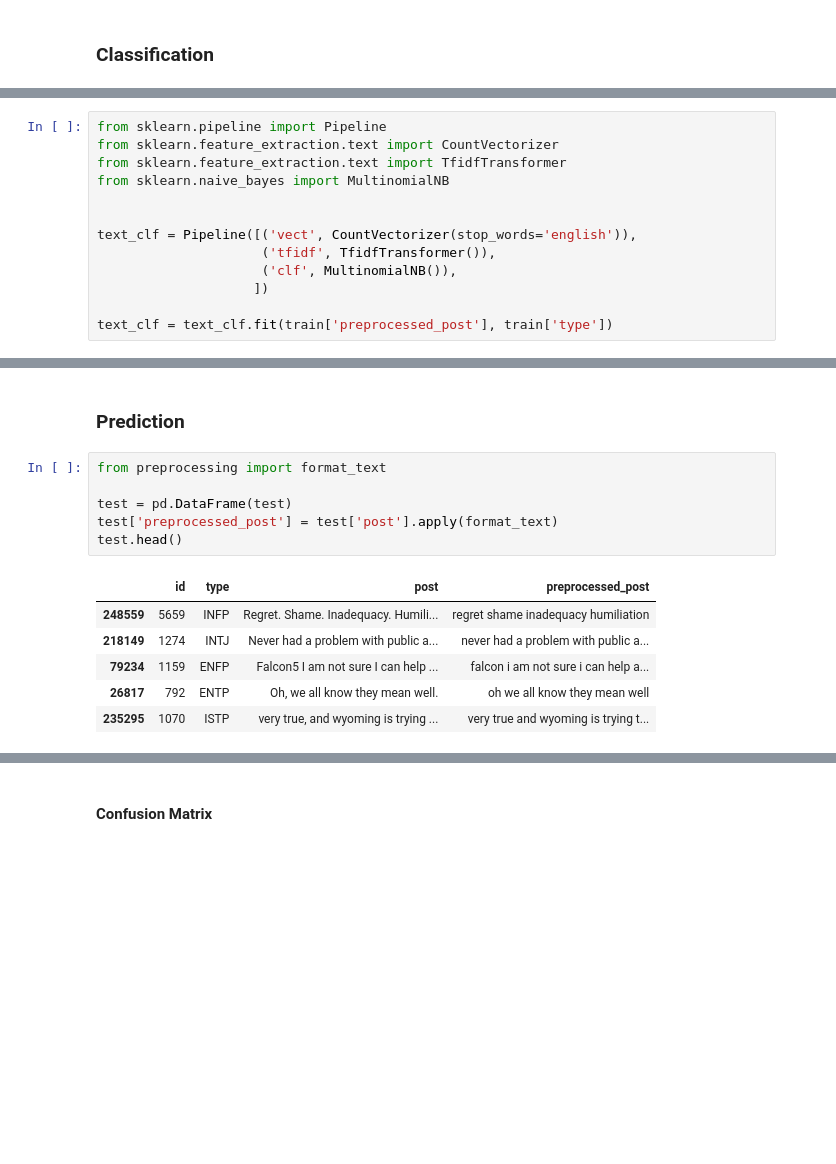
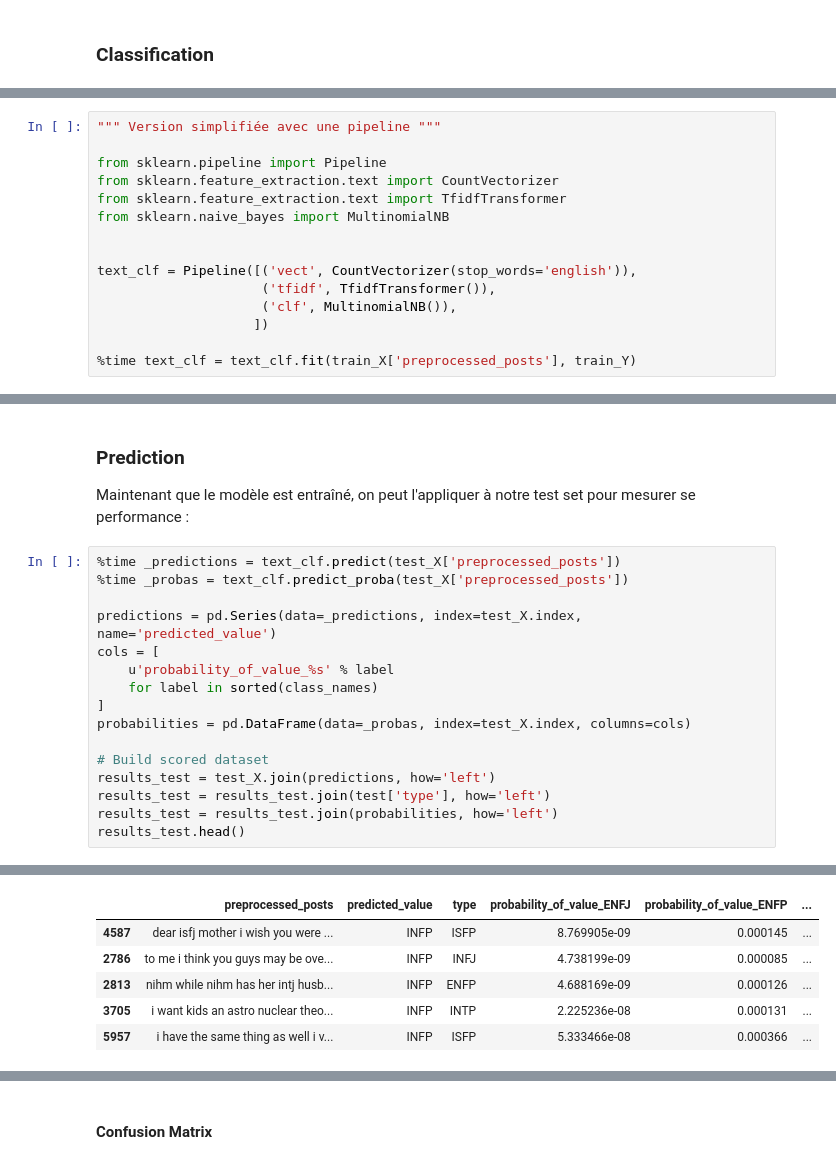
Before and after one commit to literate-waffle/mbti, a Jupyter notebook: mbti.ipynb, the cells around one changed output, grey strips where cells are left out. Saved outputs shown, nothing was run; the diff lists cells and outputs as text; blank space fills up the shorter version.

```diff
--- a/mbti.ipynb
+++ b/mbti.ipynb
@@ -251,4 +366,6 @@ train.head()
 # %%
+""" Version simplifiée avec une pipeline """
+
 from sklearn.pipeline import Pipeline
 from sklearn.feature_extraction.text import CountVectorizer
 from sklearn.feature_extraction.text import TfidfTransformer
@@ -260,4 +377,4 @@ text_clf = Pipeline([('vect', CountVectorizer(stop_words='english')),
                      ('clf', MultinomialNB()),
                     ])
 
-text_clf = text_clf.fit(train['preprocessed_post'], train['type'])
+%time text_clf = text_clf.fit(train_X['preprocessed_posts'], train_Y)
@@ -264,15 +384,21 @@ text_clf = text_clf.fit(train['preprocessed_post'], train['type'])
-# %% [markdown]
-### Prediction
-# %%
-from preprocessing import format_text
-
-test = pd.DataFrame(test)
-test['preprocessed_post'] = test['post'].apply(format_text)
-test.head()
-# %% [output]
-|  | id | type | post | preprocessed_post |
-| 248559 | 5659 | INFP | Regret. Shame. Inadequacy. Humili... | regret shame inadequacy humiliation |
-| 218149 | 1274 | INTJ | Never had a problem with public a... | never had a problem with public a... |
-| 79234 | 1159 | ENFP | Falcon5 I am not sure I can help ... | falcon i am not sure i can help a... |
-| 26817 | 792 | ENTP | Oh, we all know they mean well. | oh we all know they mean well |
-| 235295 | 1070 | ISTP | very true, and wyoming is trying ... | very true and wyoming is trying t... |
+# %% [markdown]
+### Prediction
+
+Maintenant que le modèle est entraîné, on peut l'appliquer à notre test set pour mesurer se performance :
+# %%
+%time _predictions = text_clf.predict(test_X['preprocessed_posts'])
+%time _probas = text_clf.predict_proba(test_X['preprocessed_posts'])
+
+predictions = pd.Series(data=_predictions, index=test_X.index, name='predicted_value')
+cols = [
+    u'probability_of_value_%s' % label
+    for label in sorted(class_names)
+]
+probabilities = pd.DataFrame(data=_probas, index=test_X.index, columns=cols)
+
+# Build scored dataset
+results_test = test_X.join(predictions, how='left')
+results_test = results_test.join(test['type'], how='left')
+results_test = results_test.join(probabilities, how='left')
+results_test.head()
+# %% [output]
@@ -278,0 +409,6 @@ test.head()
+|  | preprocessed_posts | predicted_value | type | probability_of_value_ENFJ | probability_of_value_ENFP | ... |
+| 4587 | dear isfj mother i wish you were ... | INFP | ISFP | 8.769905e-09 | 0.000145 | ... |
+| 2786 | to me i think you guys may be ove... | INFP | INFJ | 4.738199e-09 | 0.000085 | ... |
+| 2813 | nihm while nihm has her intj husb... | INFP | ENFP | 4.688169e-09 | 0.000126 | ... |
+| 3705 | i want kids an astro nuclear theo... | INFP | INTP | 2.225236e-08 | 0.000131 | ... |
+| 5957 | i have the same thing as well i v... | INFP | ISFP | 5.333466e-08 | 0.000366 | ... |
```
Also changed, not shown: parts of 50 cells of this notebook, 1 other file.
